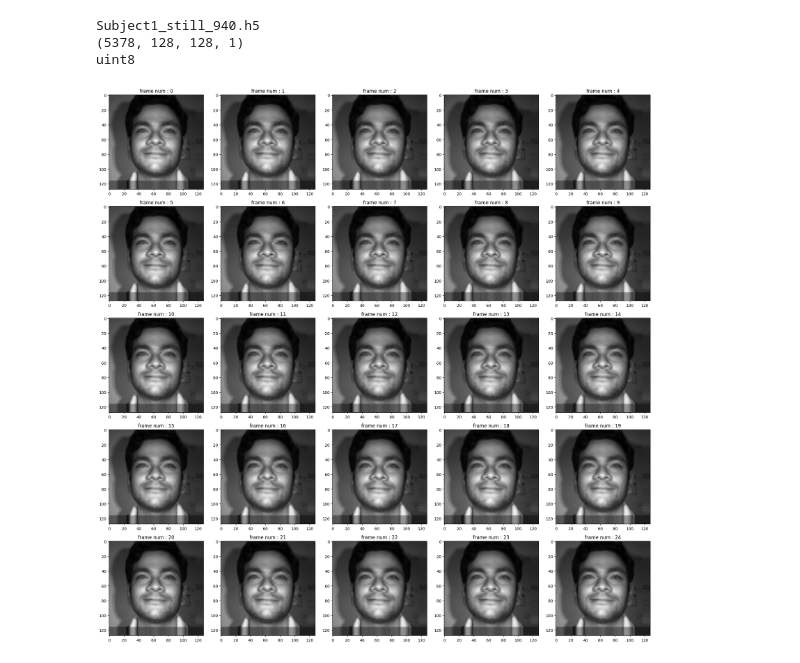
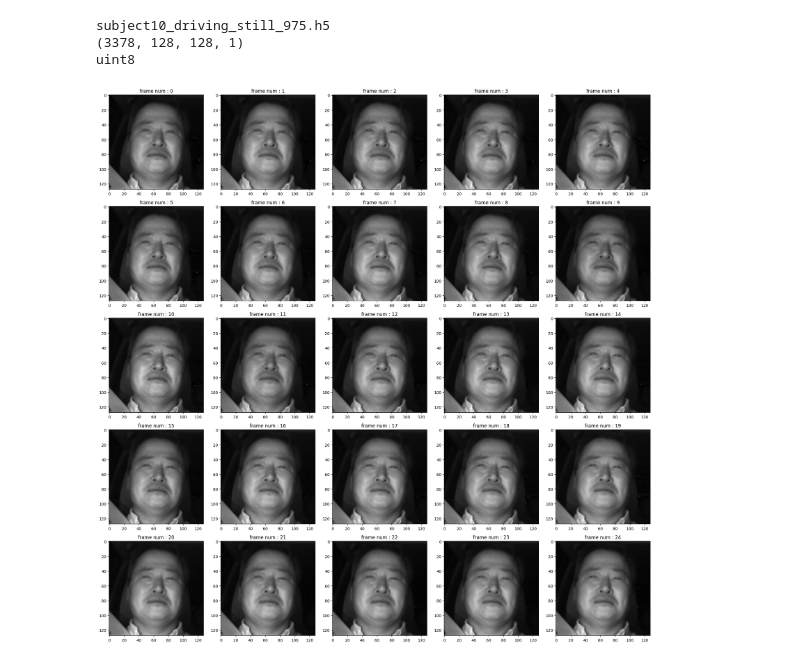
Before and after one commit to kkm2001-design/rppg, a Jupyter notebook: data/codes/make_data/mr_nirp/mr_nirp_test.ipynb, the cells around one changed output. Saved outputs shown, nothing was run; the diff lists cells and outputs as text; code cells hidden in the pictures.

```diff
--- a/data/codes/make_data/mr_nirp/mr_nirp_test.ipynb
+++ b/data/codes/make_data/mr_nirp/mr_nirp_test.ipynb
@@ -31,7 +31,7 @@ def explore_h5(f, prefix=''):
         if isinstance(obj, h5py.Group):
             explore_h5(obj, fullname)
 
-h5_dir = '/nasdata4/2yhy/rPPG_code/rPPG_datasets/raw_data/CNA_members/KM_preprocess_data/MR-nirp_registration'
+h5_dir = '/nasdata4/2yhy/rPPG_code/rPPG_datasets/raw_data/CNA_members/KM_preprocess_data/dl_data_CNA_70_withoutoutlier'
 files = sorted([f for f in os.listdir(h5_dir) if f.endswith('.h5')])
 
 for subject in files:
@@ -63,7 +63,7 @@ import h5py
 import os
 import matplotlib.pyplot as plt
 
-h5_dir = "/nasdata4/2yhy/rPPG_code/rPPG_datasets/h5_data/MR-NIRP_indoor"
+h5_dir = '/nasdata4/2yhy/rPPG_code/rPPG_datasets/raw_data/CNA_members/KM_preprocess_data/MR-nirp_driving_registration'
 files = sorted([f for f in os.listdir(h5_dir) if f.endswith('.h5')])
 
 fig, axes = plt.subplots(len(files), 1, figsize=(15, 3*len(files)))
@@ -85,30 +85,31 @@ print("저장완료: bvp_all_subjects.png")
 저장완료: bvp_all_subjects.png
 # %%
+#원본영상확인
 id = 1
 
-h5_dir = "/nasdata4/2yhy/rPPG_code/rPPG_datasets/h5_data/MR-NIRP_indoor"
+h5_dir = "/nasdata4/2yhy/rPPG_code/rPPG_datasets/h5_data/MR-NIRP_driving_still"
 files = sorted([f for f in os.listdir(h5_dir) if f.endswith('.h5')])
 print(files[id])
 
 with h5py.File(os.path.join(h5_dir, files[id]), 'r') as f:
     video = f['imgs'][:]
 
 print(video.shape)
 print(video.dtype)
 #비디오 사진 확인
 fig, axes = plt.subplots(5,5, figsize = (20,20))
 axes = axes.flatten()
 for i, im in enumerate(video[:25]) :
     im = im.squeeze(-1)
     axes[i].imshow(im, cmap ='gray')
     axes[i].set_title(f'frame num : {i}')
 
 plt.tight_layout()
 plt.show()
 # %% [output]
-Subject1_still_940.h5
-(5378, 128, 128, 1)
+subject10_driving_still_975.h5
+(3378, 128, 128, 1)
 uint8
-[figure, old version]
+[figure, new version]
 # %%
 #registration 결과 확인
```
Also changed, not shown: parts of 5 cells of this notebook, 3 other files.
